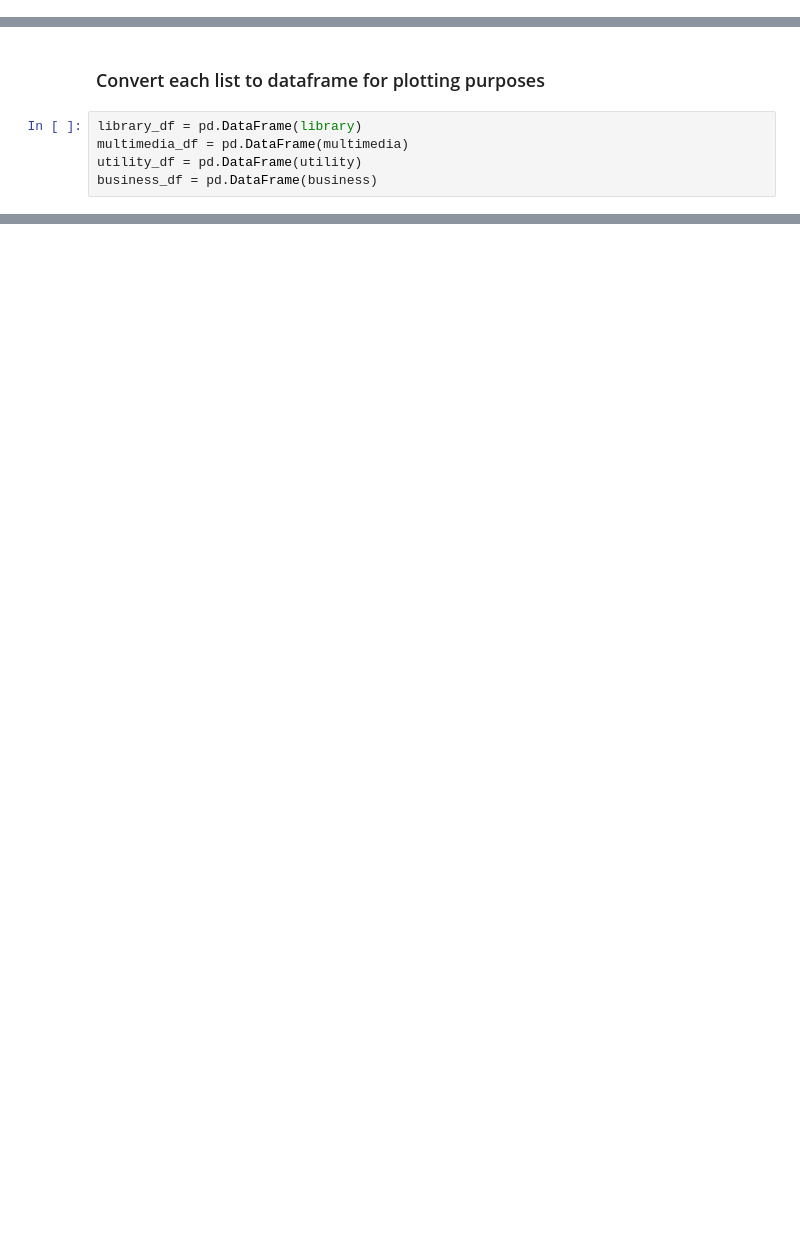
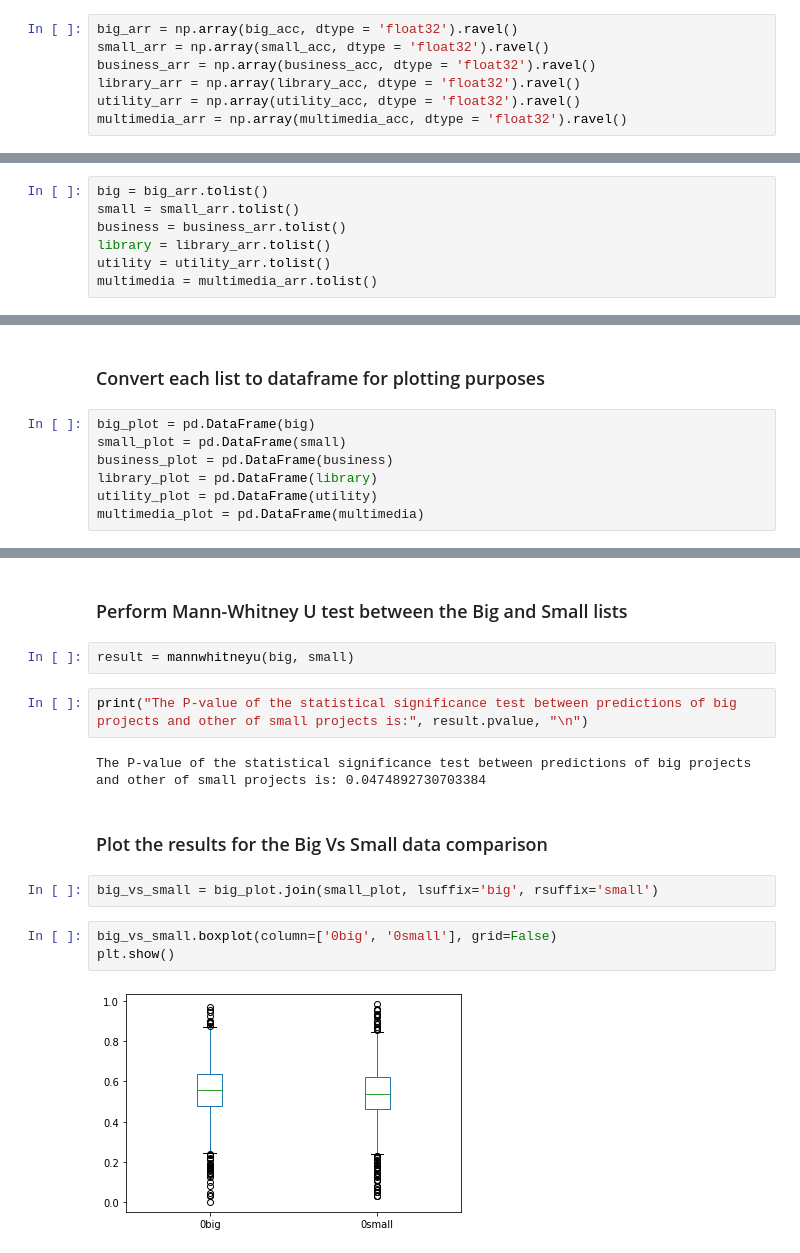
Before and after one commit to nablo1/cpdp-appendix, a Jupyter notebook: scripts/statistical_testing.ipynb, the cells around one changed output, grey strips where cells are left out. Cells and saved outputs as stored; diff of their text form; blank space fills up the shorter version.

```diff
--- a/scripts/statistical_testing.ipynb
+++ b/scripts/statistical_testing.ipynb
@@ -8,0 +48,7 @@ from pylab import *
+# %%
+big_arr = np.array(big_acc, dtype = 'float32').ravel()
+small_arr = np.array(small_acc, dtype = 'float32').ravel()
+business_arr = np.array(business_acc, dtype = 'float32').ravel()
+library_arr = np.array(library_acc, dtype = 'float32').ravel()
+utility_arr = np.array(utility_acc, dtype = 'float32').ravel()
+multimedia_arr = np.array(multimedia_acc, dtype = 'float32').ravel()
@@ -15,0 +61,7 @@ business = [0.53,0.55,0.44,0.7,0.7,0.56,0.53,0.59,0.59,0.62,0.57,0.65,0.75,0.59]
+# %%
+big = big_arr.tolist()
+small = small_arr.tolist()
+business = business_arr.tolist()
+library = library_arr.tolist()
+utility = utility_arr.tolist()
+multimedia = multimedia_arr.tolist()
@@ -16,7 +85,9 @@ business = [0.53,0.55,0.44,0.7,0.7,0.56,0.53,0.59,0.59,0.62,0.57,0.65,0.75,0.59]
 # %% [markdown]
 ### Convert each list to dataframe for plotting purposes
 # %%
-library_df = pd.DataFrame(library)
-multimedia_df = pd.DataFrame(multimedia)
-utility_df = pd.DataFrame(utility)
-business_df = pd.DataFrame(business)
+big_plot = pd.DataFrame(big)
+small_plot = pd.DataFrame(small)
+business_plot = pd.DataFrame(business)
+library_plot = pd.DataFrame(library)
+utility_plot = pd.DataFrame(utility)
+multimedia_plot = pd.DataFrame(multimedia)
@@ -29 +94,18 @@ lists_df = [library_df, multimedia_df, utility_df, business_df] # Include all da
+# %% [markdown]
+### Perform Mann-Whitney U test between the Big and Small lists
+# %%
+result = mannwhitneyu(big, small)
+# %%
+print("The P-value of the statistical significance test between predictions of big projects and other of small projects is:", result.pvalue, "\n")
+# %% [output]
+The P-value of the statistical significance test between predictions of big projects and other of small projects is: 0.0474892730703384
+# %% [markdown]
+### Plot the results for the Big Vs Small data comparison
+# %%
+big_vs_small = big_plot.join(small_plot, lsuffix='big', rsuffix='small')
+# %%
+big_vs_small.boxplot(column=['0big', '0small'], grid=False)
+plt.show()
+# %% [output]
+[figure, added]
 # %% [markdown]
```
Also changed, not shown: parts of 25 cells of this notebook.
